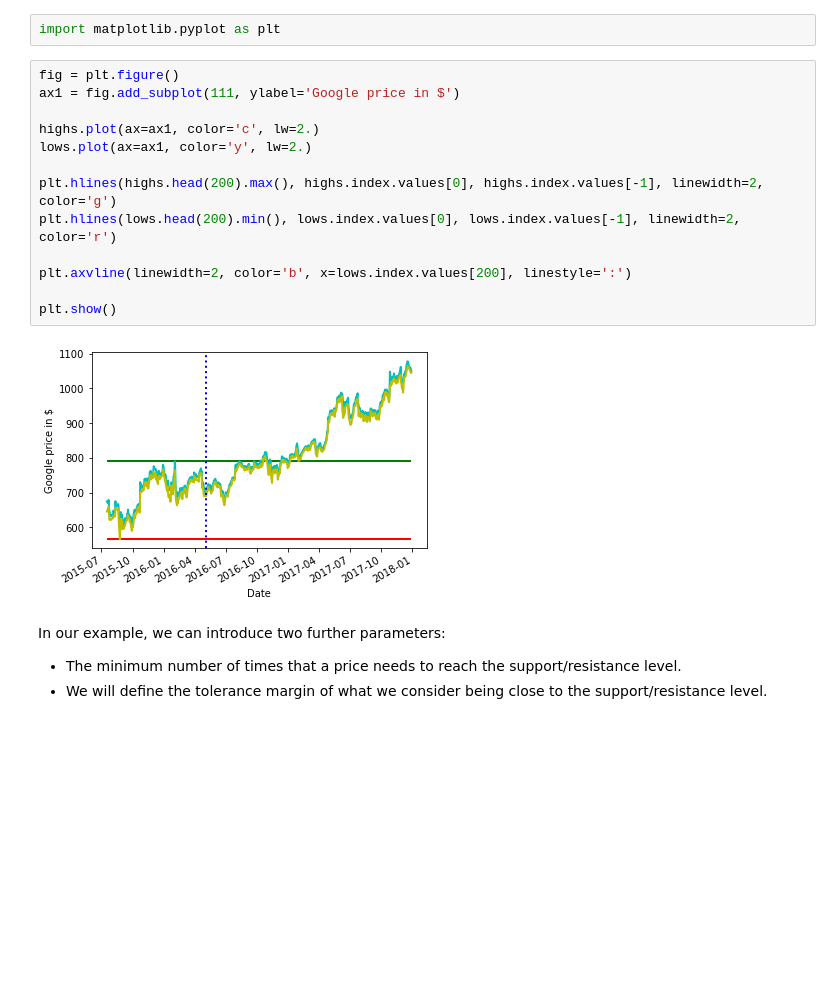
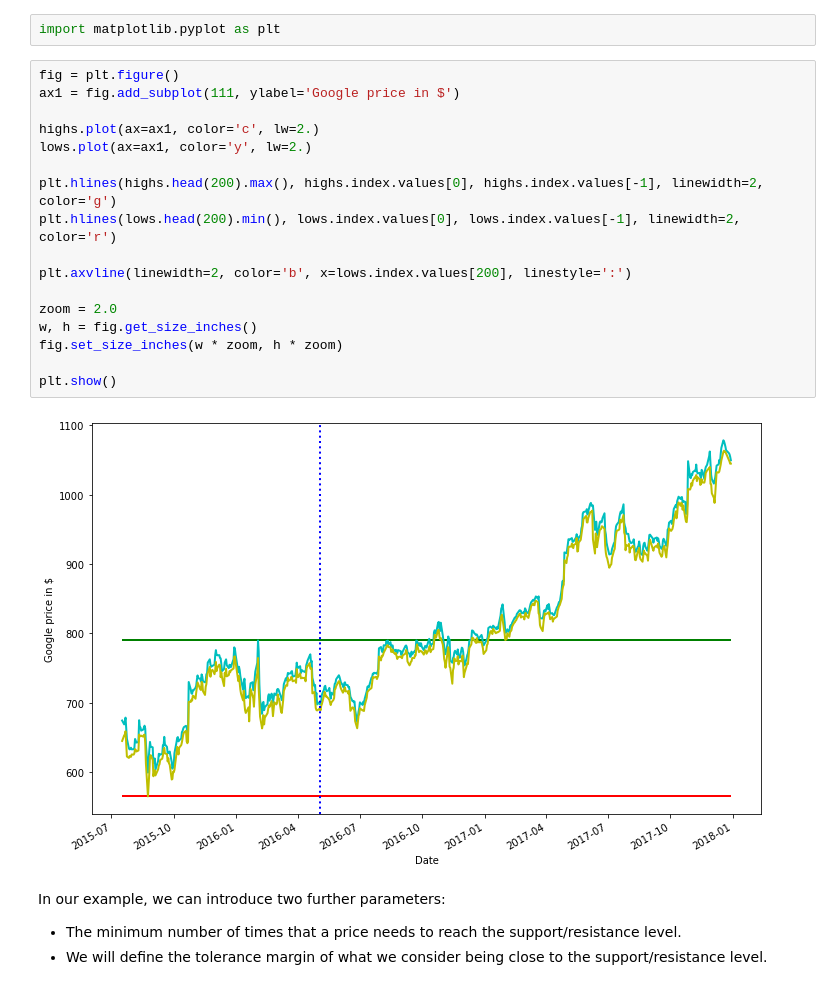
Before and after one commit to victorvianaom/Learn-Algorithmic-Trading, a Jupyter notebook: Deciphering Markets with Technical Analysis 📚02.ipynb, the cells around one changed output. Drawn from its saved outputs; the diff is of its cells as text; blank space fills up the shorter version.

```diff
--- a/Deciphering Markets with Technical Analysis 📚02.ipynb
+++ b/Deciphering Markets with Technical Analysis 📚02.ipynb
@@ -40,18 +40,22 @@ import matplotlib.pyplot as plt
 # %%
 fig = plt.figure()
 ax1 = fig.add_subplot(111, ylabel='Google price in $')
 
 highs.plot(ax=ax1, color='c', lw=2.)
 lows.plot(ax=ax1, color='y', lw=2.)
 
 plt.hlines(highs.head(200).max(), highs.index.values[0], highs.index.values[-1], linewidth=2, color='g')
 plt.hlines(lows.head(200).min(), lows.index.values[0], lows.index.values[-1], linewidth=2, color='r')
 
 plt.axvline(linewidth=2, color='b', x=lows.index.values[200], linestyle=':')
 
+zoom = 2.0
+w, h = fig.get_size_inches()
+fig.set_size_inches(w * zoom, h * zoom)
+
 plt.show()
 # %% [output]
-[figure, old version]
+[figure, new version]
 # %% [markdown]
 In our example, we can introduce two further parameters:
 * The minimum number of times that a price needs to reach the support/resistance level.
```
Also changed, not shown: parts of 5 cells of this notebook.
